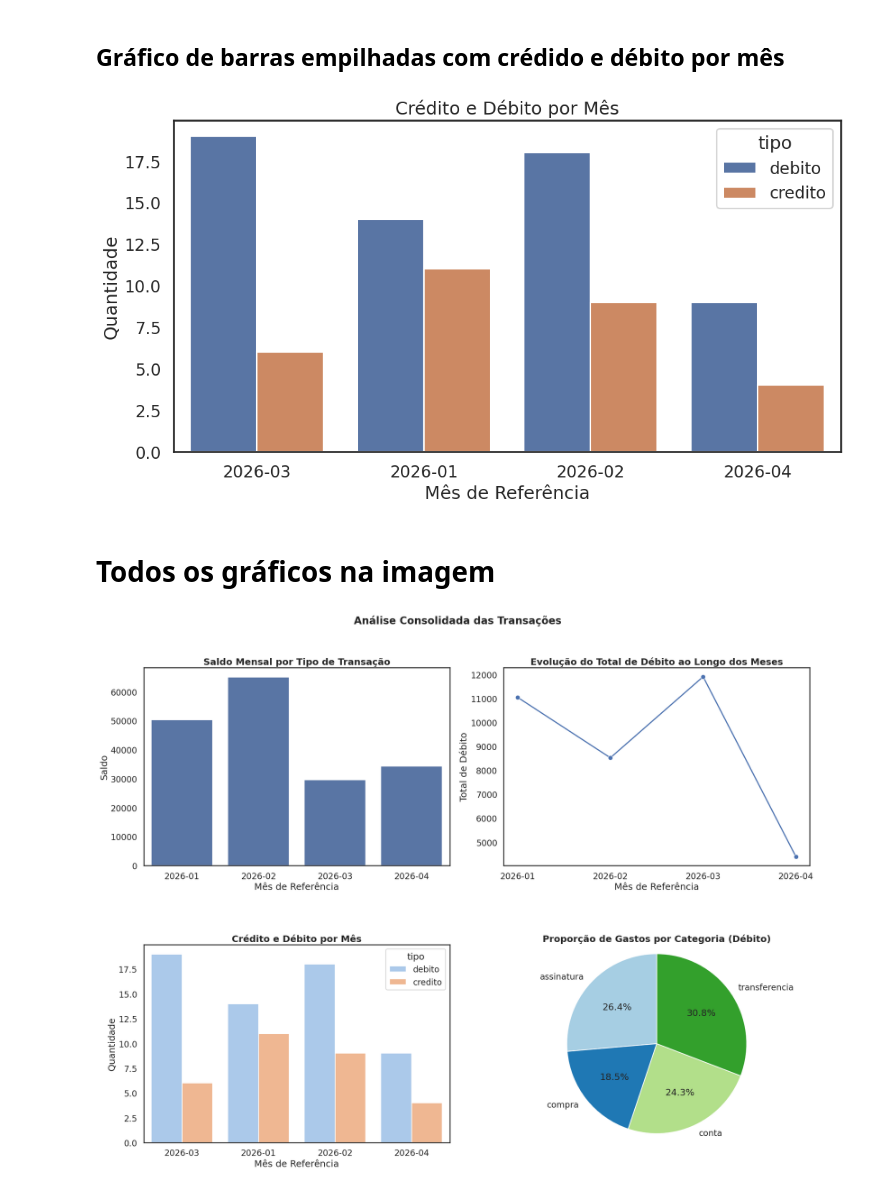
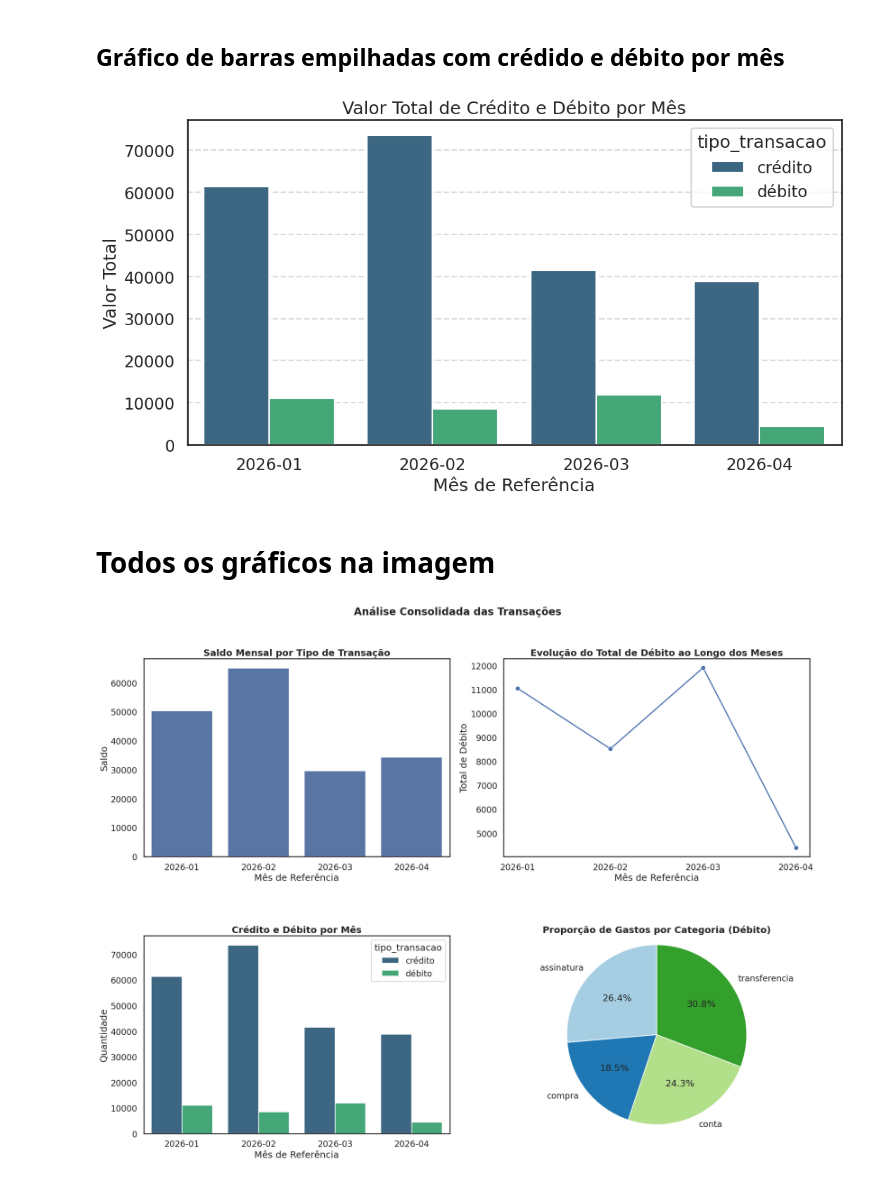
Before and after one commit to professorgilmagro/clearbank-analise, a Jupyter notebook: analise_pandas.ipynb, the cells around one changed output. Drawn from its saved outputs; the diff is of its cells as text; code cells hidden in the pictures.

Commit message:
Corrige o gráfico de Crédito e Débito por mês

```diff
--- a/analise_pandas.ipynb
+++ b/analise_pandas.ipynb
@@ -85,6 +85,20 @@ def resumo_mensal():
       total_credito=('valor', lambda x: x[dados_validos.loc[x.index, 'tipo'] == 'credito'].sum()),
       total_debito=('valor', lambda x: x[dados_validos.loc[x.index, 'tipo'] == 'debito'].sum())
   ).reset_index()
+
+# Crédito e débito por mês
+def credito_debito_por_mes():
+  melted_df = resumo_mensal().melt(
+      id_vars=['mes_ref'],
+      value_vars=['total_credito', 'total_debito'],
+      var_name='tipo_transacao',
+      value_name='valor_total'
+  )
+  melted_df['tipo_transacao'] = melted_df['tipo_transacao'].replace({
+    'total_credito': 'crédito',
+    'total_debito': 'débito'
+  })
+  return melted_df
 # %% [markdown]
 ## Comparação de dados com a versão nativa
 # %%
@@ -197,13 +196,14 @@ plt.show()
 ## Gráfico de barras empilhadas com crédido e débito por mês
 # %%
 plt.figure(figsize=(12, 6))
-sns.countplot(x='mes_ref', hue='tipo', data=dados_validos)
-plt.title('Crédito e Débito por Mês')
+sns.barplot(x='mes_ref', y='valor_total', hue='tipo_transacao', data=credito_debito_por_mes(), palette='viridis')
+plt.title('Valor Total de Crédito e Débito por Mês')
 plt.xlabel('Mês de Referência')
-plt.ylabel('Quantidade')
+plt.ylabel('Valor Total')
+plt.grid(axis='y', linestyle='--', alpha=0.7)
 plt.show()
 # %% [output]
-[figure, old version]
+[figure, new version]
 # %% [markdown]
 # Todos os gráficos na imagem
 # %%
@@ -227,7 +227,7 @@ axes[0, 1].set_ylabel('Total de Débito')
 
 
 # Gráfico 3: Crédito e Débito por Mês
-sns.countplot(x='mes_ref', hue='tipo', data=dados_validos, ax=axes[1, 0], palette='pastel')
+sns.barplot(x='mes_ref', y='valor_total', hue='tipo_transacao', data=credito_debito_por_mes(),ax=axes[1, 0], palette='viridis')
 axes[1, 0].set_title('Crédito e Débito por Mês', fontweight='bold')
 axes[1, 0].set_xlabel('Mês de Referência')
 axes[1, 0].set_ylabel('Quantidade')
@@ -243,4 +243,4 @@ plt.tight_layout()
 fig.subplots_adjust(hspace=0.4)
 plt.show()
 # %% [output]
-[figure, old version]
+[figure, new version]
```
Also changed, not shown: parts of 1 cell of this notebook, 2 other files.
